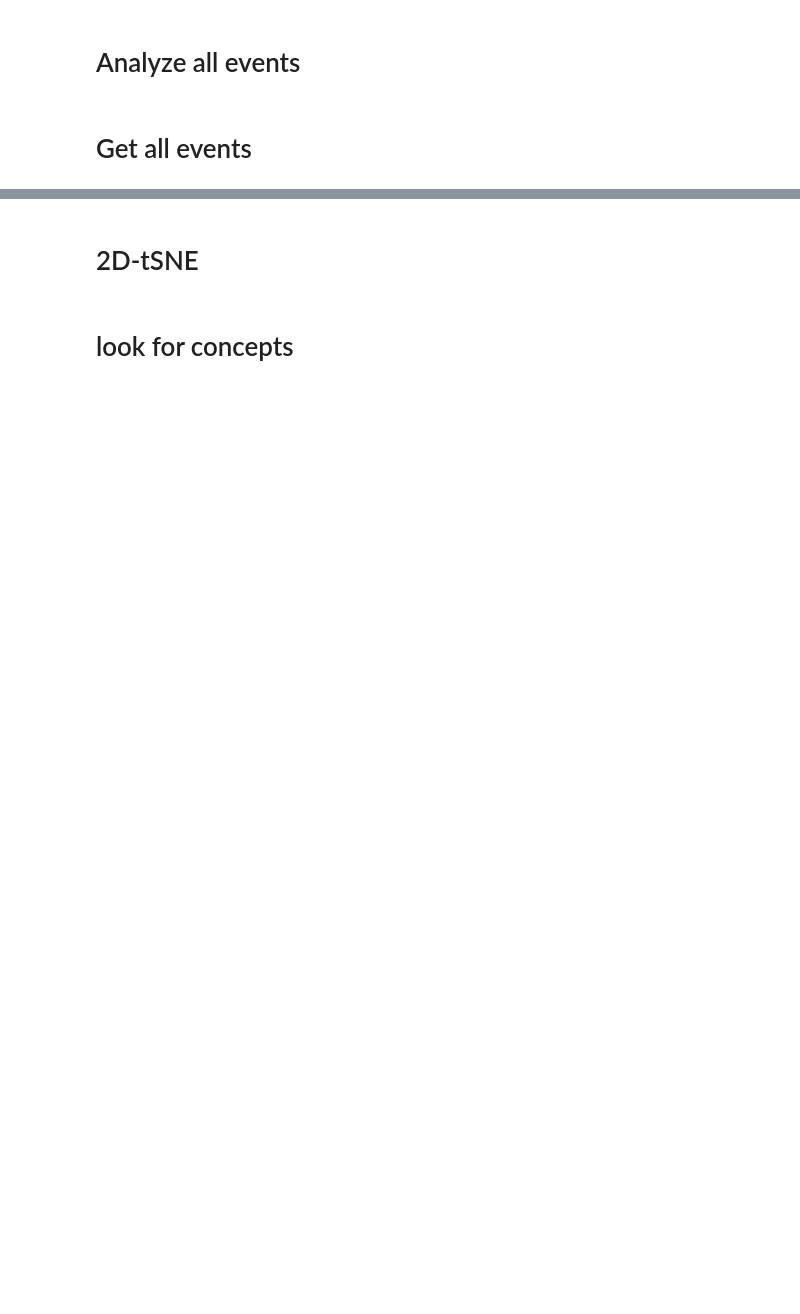
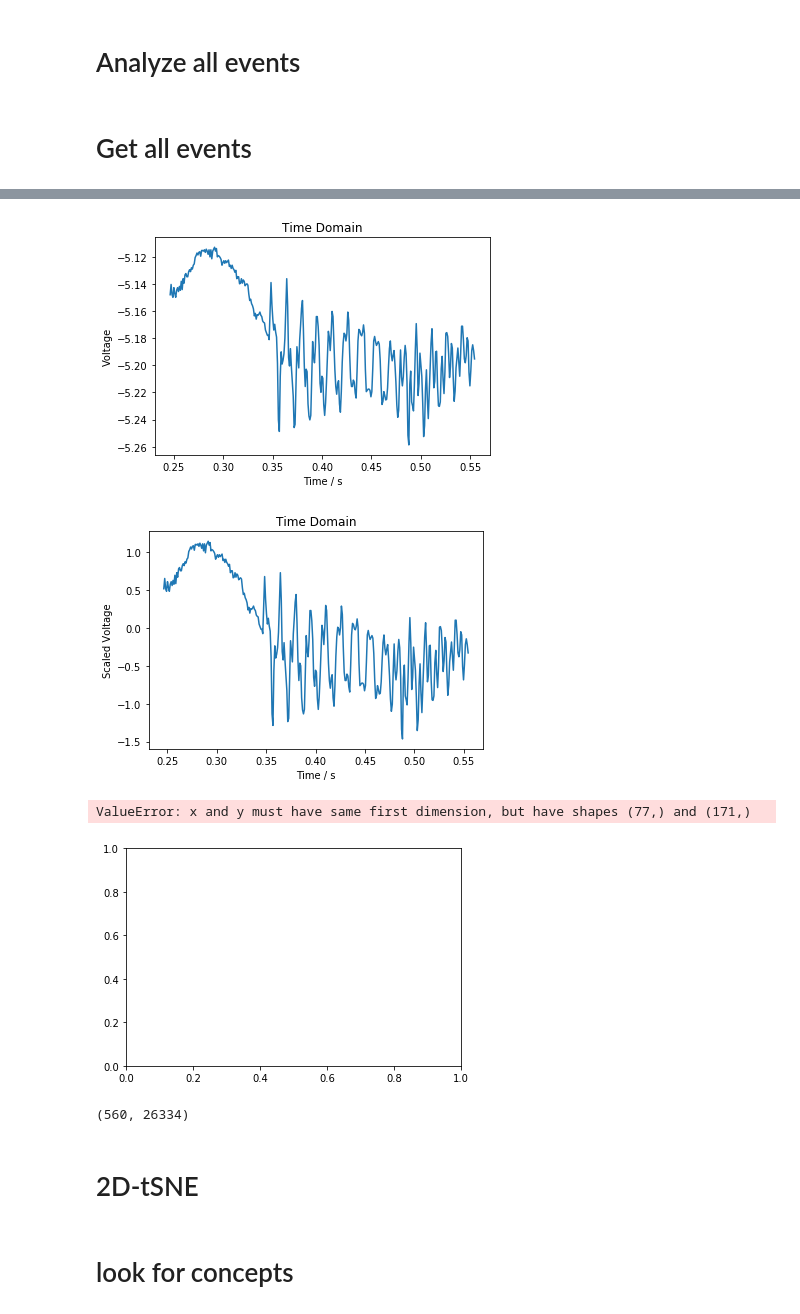
Before and after one commit to cobermai/lhc_anomaly_detection, a Jupyter notebook: notebooks/RB_FPA_analysis_prim_quench.ipynb, the cells around one changed output, grey strips where cells are left out. Cells and saved outputs as stored; diff of their text form; code cells hidden in the pictures; blank space fills up the shorter version.

```diff
--- a/notebooks/RB_FPA_analysis_prim_quench.ipynb
+++ b/notebooks/RB_FPA_analysis_prim_quench.ipynb
@@ -308,0 +294,25 @@ plt.grid()
+# %%
+
+plt.plot(dataset[{'event': 0}].time.values, dataset[{'event': 0}].data.values[0])
+plt.title('Time Domain')
+plt.ylabel('Voltage')
+plt.xlabel('Time / s')
+plt.show()
+
+plt.plot(dataset[{'event': 0}].time.values, x_time[0])
+plt.title('Time Domain')
+plt.ylabel('Scaled Voltage')
+plt.xlabel('Time / s')
+plt.show()
+
+plt.plot(frequzency, x_fft[0])
+plt.title('Frequency Domain')
+plt.xlabel('Frequency / Hz')
+
+plt.ylabel('Scaled Voltage')
+plt.show()
+# %% [output]
+[figure, added]
+[figure, added]
+ValueError: x and y must have same first dimension, but have shapes (77,) and (171,)
+[figure, added]
@@ -309,3 +326,7 @@ plt.grid()
+# %%
+np.shape(dataset_fft.values.reshape(len(dataset_fft.event),-1))
+# %% [output]
+(560, 26334)
 # %% [markdown]
 # 2D-tSNE
 # %% [markdown]
```
Also changed, not shown: parts of 27 cells of this notebook, 4 other files.
